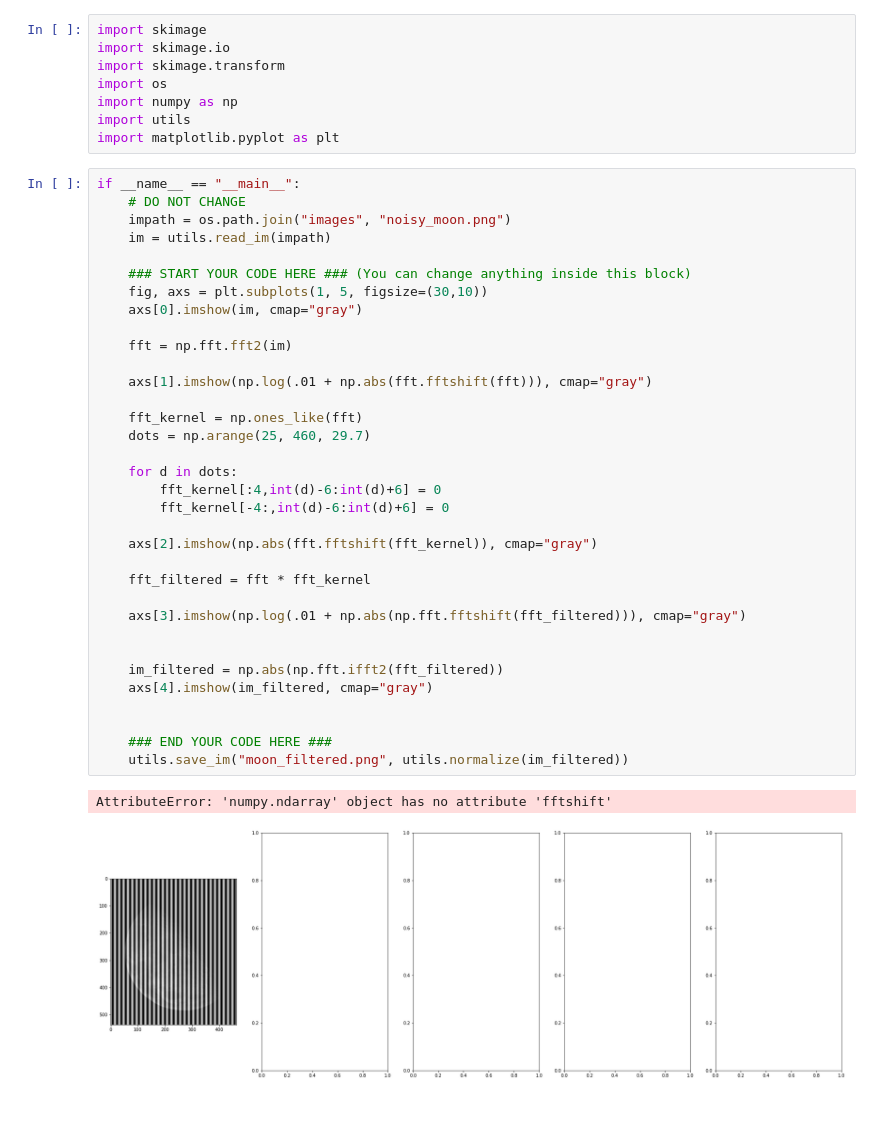
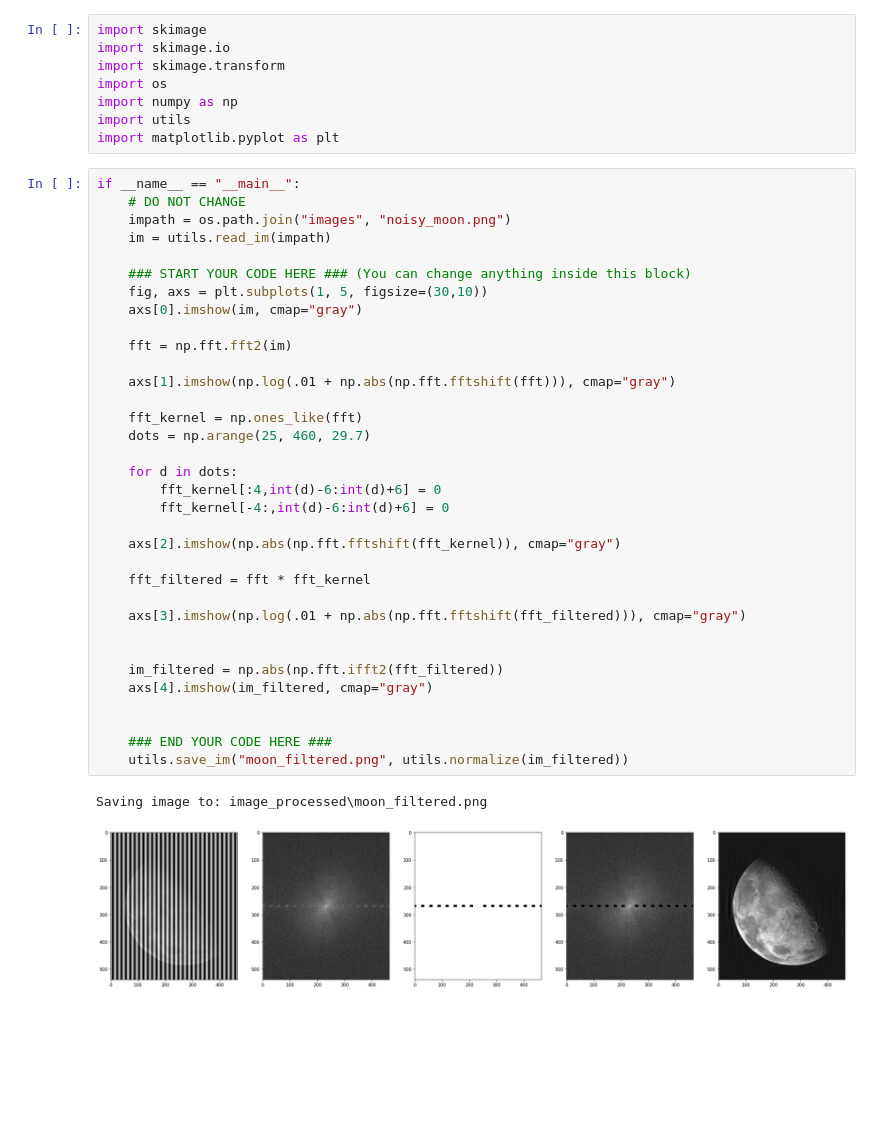
Before and after one commit to bjosttveit/TDT4195, a Jupyter notebook: IP-Assignment-2/task4c.ipynb, the cells around one changed output. Cells and saved outputs as stored; diff of their text form; blank space fills up the shorter version.

```diff
--- a/IP-Assignment-2/task4c.ipynb
+++ b/IP-Assignment-2/task4c.ipynb
@@ -12,36 +12,36 @@ if __name__ == "__main__":
     impath = os.path.join("images", "noisy_moon.png")
     im = utils.read_im(impath)
 
     ### START YOUR CODE HERE ### (You can change anything inside this block)
     fig, axs = plt.subplots(1, 5, figsize=(30,10))
     axs[0].imshow(im, cmap="gray")
 
     fft = np.fft.fft2(im)
 
-    axs[1].imshow(np.log(.01 + np.abs(fft.fftshift(fft))), cmap="gray")
+    axs[1].imshow(np.log(.01 + np.abs(np.fft.fftshift(fft))), cmap="gray")
 
     fft_kernel = np.ones_like(fft)
     dots = np.arange(25, 460, 29.7)
 
     for d in dots:
         fft_kernel[:4,int(d)-6:int(d)+6] = 0
         fft_kernel[-4:,int(d)-6:int(d)+6] = 0
 
-    axs[2].imshow(np.abs(fft.fftshift(fft_kernel)), cmap="gray")
+    axs[2].imshow(np.abs(np.fft.fftshift(fft_kernel)), cmap="gray")
 
     fft_filtered = fft * fft_kernel
 
     axs[3].imshow(np.log(.01 + np.abs(np.fft.fftshift(fft_filtered))), cmap="gray")
 
 
     im_filtered = np.abs(np.fft.ifft2(fft_filtered))
     axs[4].imshow(im_filtered, cmap="gray")
 
 
     ### END YOUR CODE HERE ###
     utils.save_im("moon_filtered.png", utils.normalize(im_filtered))
 # %% [output]
-AttributeError: 'numpy.ndarray' object has no attribute 'fftshift'
+Saving image to: image_processed\moon_filtered.png
-[figure, old version]
+[figure, new version]
 # %% [markdown]
 ####
```
